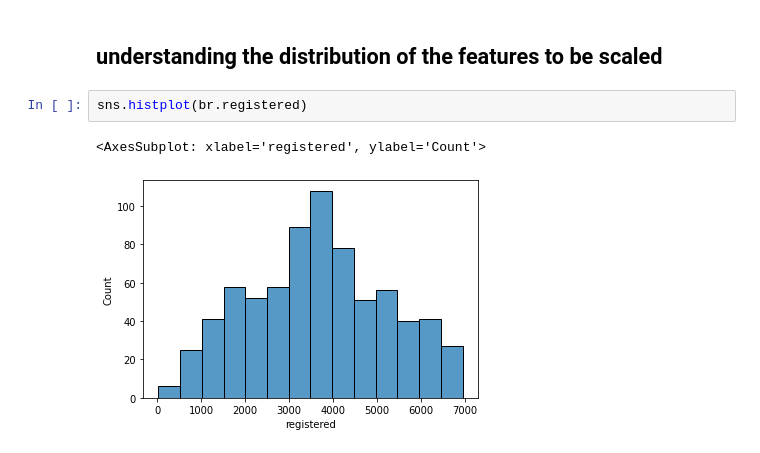
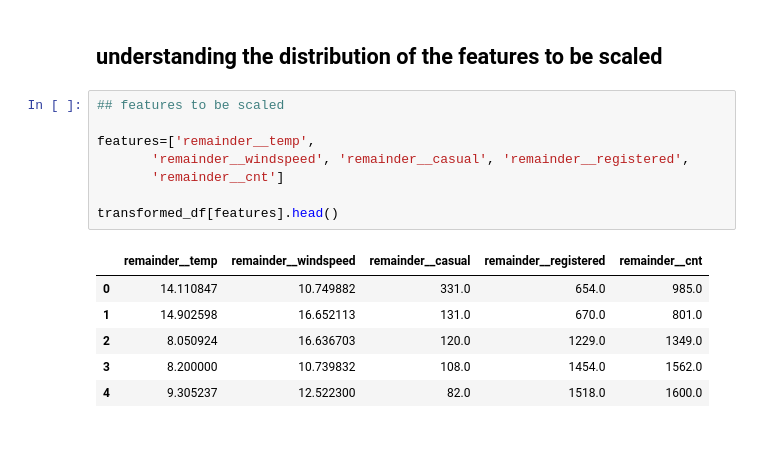
Before and after one commit to hargurjeet/Bike_Sharing_Case_Study, a Jupyter notebook: Bike_Sharing_Case_Study.ipynb, the cells around one changed output. Saved outputs shown, nothing was run; the diff lists cells and outputs as text.

```diff
--- a/Bike_Sharing_Case_Study.ipynb
+++ b/Bike_Sharing_Case_Study.ipynb
@@ -181,8 +177,18 @@ print(X_test.shape)
 ### Rescaling the features
 # %% [markdown]
 ## understanding the distribution of the features to be scaled
-# %%
-sns.histplot(br.registered)
-# %% [output]
-<AxesSubplot: xlabel='registered', ylabel='Count'>
-[figure, removed]
+# %%
+## features to be scaled
+
+features=['remainder__temp',
+       'remainder__windspeed', 'remainder__casual', 'remainder__registered',
+       'remainder__cnt']
+
+transformed_df[features].head()
+# %% [output]
+|  | remainder__temp | remainder__windspeed | remainder__casual | remainder__registered | remainder__cnt |
+| 0 | 14.110847 | 10.749882 | 331.0 | 654.0 | 985.0 |
+| 1 | 14.902598 | 16.652113 | 131.0 | 670.0 | 801.0 |
+| 2 | 8.050924 | 16.636703 | 120.0 | 1229.0 | 1349.0 |
+| 3 | 8.200000 | 10.739832 | 108.0 | 1454.0 | 1562.0 |
+| 4 | 9.305237 | 12.522300 | 82.0 | 1518.0 | 1600.0 |
```
Also changed, not shown: parts of 9 cells of this notebook.
